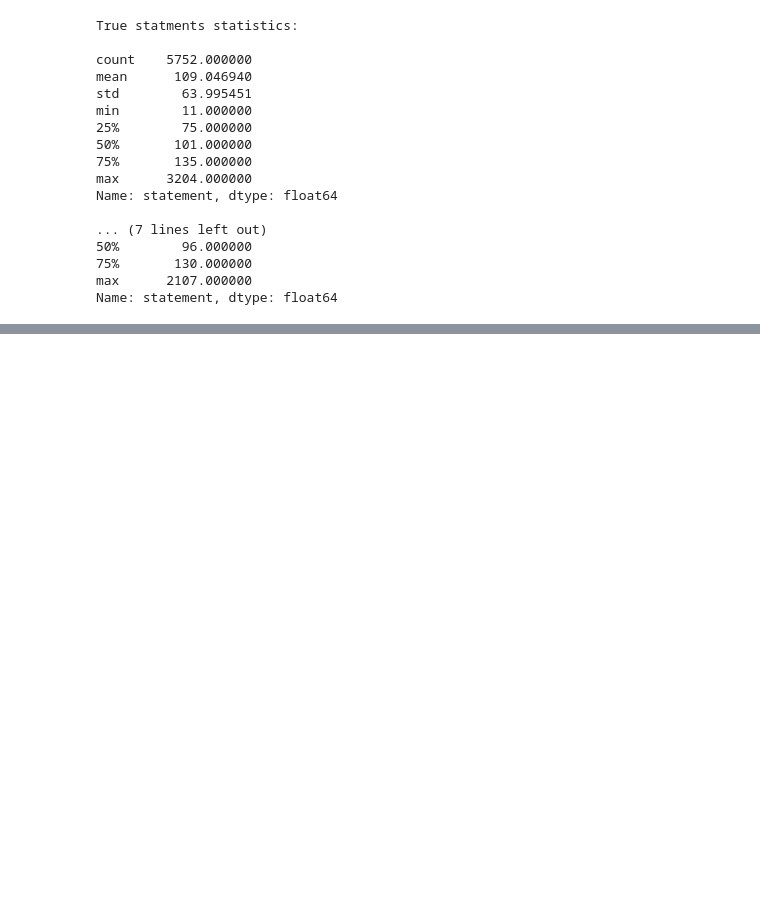
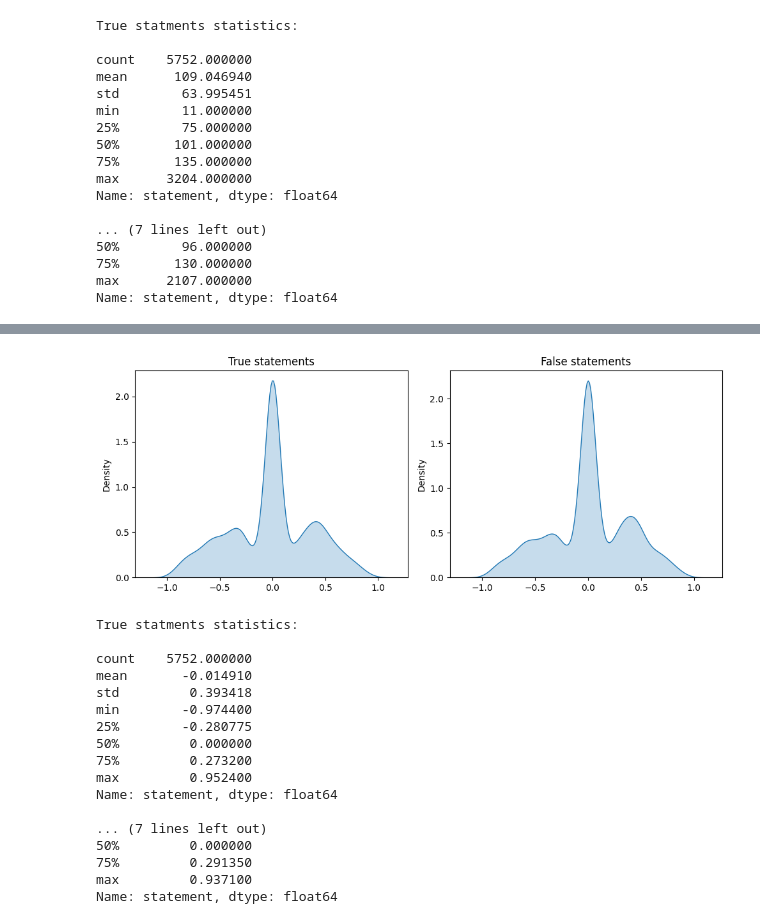
Before and after one commit to Rukun-Aaron/Fake-news-models, a Jupyter notebook: Preprocessing.ipynb, the cells around one changed output, grey strips where cells are left out. Cells and saved outputs as stored; diff of their text form; code cells hidden in the pictures; blank space fills up the shorter version.

```diff
--- a/Preprocessing.ipynb
+++ b/Preprocessing.ipynb
@@ -138,0 +127,58 @@ ValueError: could not convert string to float: 'Says the Annies List political g
+# %%
+from nltk.corpus import stopwords
+from nltk.tokenize import word_tokenize
+from nltk.sentiment import SentimentIntensityAnalyzer
+import nltk
+
+def analyze_sentiment(text):
+    words = word_tokenize(text)
+
+    filtered_words = [word for word in words if word.lower() not in stop_words]
+    filtered_text = ' '.join(filtered_words)
+
+    sentiment_scores = sid.polarity_scores(filtered_text)
+    return sentiment_scores['compound']
+
+stop_words = set(stopwords.words('english'))
+
+sid = SentimentIntensityAnalyzer()
+
+true_sentence_sentiment = data.loc[(data['label'] == 1), 'statement'].apply(analyze_sentiment)
+false_sentence_sentiment = data.loc[(data['label'] == 0), 'statement'].apply(analyze_sentiment)
+
+fig, axes = plt.subplots(nrows=1, ncols=2, figsize=(10, 4))
+
+sns.kdeplot(np.array(true_sentence_sentiment), fill=True, ax=axes[0])
+axes[0].set_title('True statements')
+# axes[0].set_xlim(11, 300)
+
+sns.kdeplot(np.array(false_sentence_sentiment), fill=True, ax=axes[1])
+axes[1].set_title('False statements')
+plt.tight_layout()
+# axes[1].set_xlim(11, 300)
+plt.show()
+
+print("True statments statistics:\n")
+print(true_sentence_sentiment.describe())
+
+print("\nFake statments statistics:\n")
+print(false_sentence_sentiment.describe())
+# %% [output]
+[figure, added]
+True statments statistics:
+
+count    5752.000000
+mean       -0.014910
+std         0.393418
+min        -0.974400
+25%        -0.280775
+50%         0.000000
+75%         0.273200
+max         0.952400
+Name: statement, dtype: float64
+
+... (7 lines left out)
+50%         0.000000
+75%         0.291350
+max         0.937100
+Name: statement, dtype: float64
```
Also changed, not shown: parts of 6 cells of this notebook, 18 other files.
